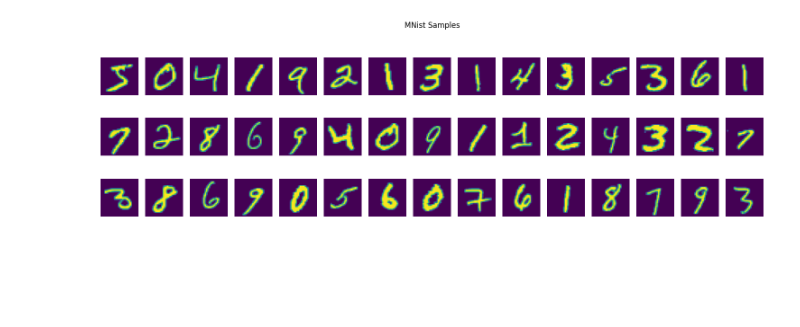
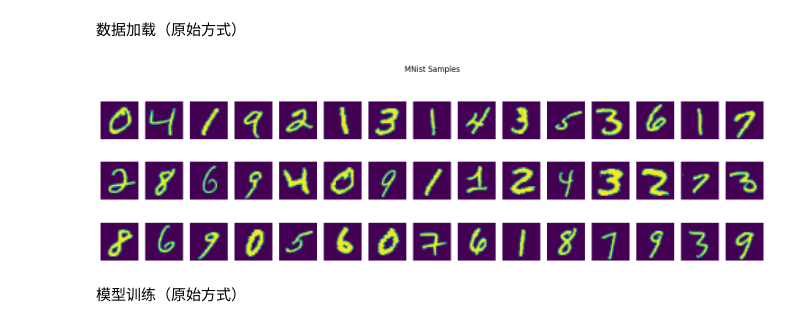
Before and after one commit to YimanTech/DeepLearningPython, a Jupyter notebook: T1.ipynb, the cells around one changed output. Drawn from its saved outputs; the diff is of its cells as text; code cells hidden in the pictures; blank space fills up the shorter version.

```diff
--- a/T1.ipynb
+++ b/T1.ipynb
@@ -1,25 +1,29 @@
+# %% [markdown]
+数据加载（原始方式）
 # %%
 import matplotlib.pyplot as plt
 import numpy as np
 import mnist_loader
 training_data, validation_data, test_data = mnist_loader.load_data_wrapper()
 
 nrows = 3
 ncolos = 15
 training_datalist = list(training_data)
 
 fig, axs = plt.subplots(nrows=nrows, ncols=ncolos, figsize=(15,5))
 fig.suptitle('MNist Samples')
 for row_index in range(nrows):
     for col_index in range(ncolos):
         fig_index = row_index*ncolos+col_index
-        x,y = training_datalist[fig_index]
-        axs[row_index,col_index].imshow(x.reshape(28,28))
+        x,y = training_datalist[fig_index+1]
+        axs[row_index,col_index].imshow(x.reshape(28,28))#,cmap="gray"
         axs[row_index,col_index].set_title=np.argmax(y.flatten())
         axs[row_index,col_index].axis('off')
 
 plt.tight_layout()
 # plt.subplots_adjust(hspace=0.5, wspace=0.5)
 plt.show()
 # %% [output]
-[figure, old version]
+[figure, new version]
+# %% [markdown]
+模型训练（原始方式）
```
Also changed, not shown: parts of 7 cells of this notebook, 1 other file.
